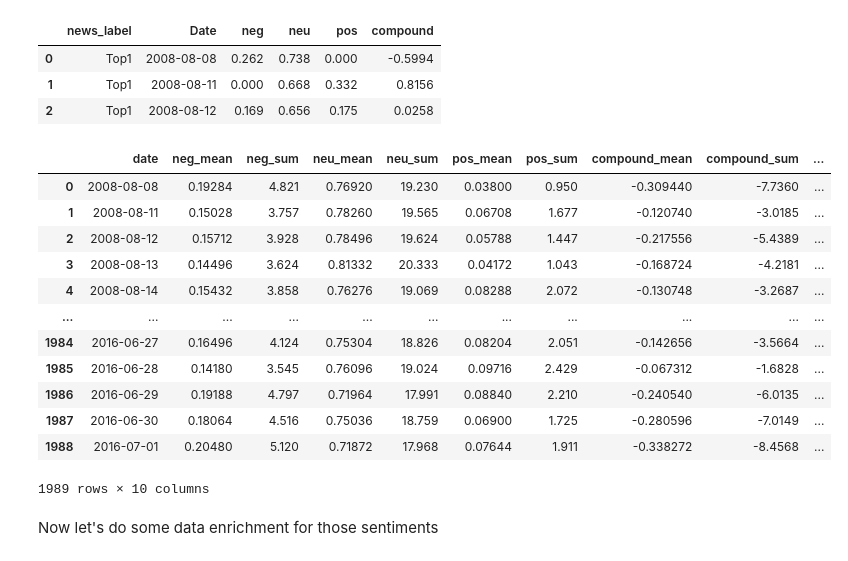
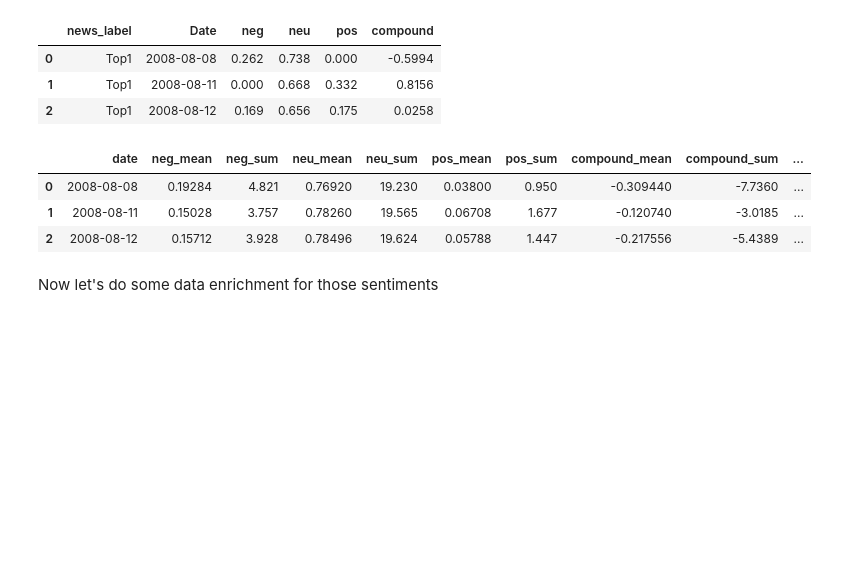
Before and after one commit to cristianexer/blog, a Jupyter notebook: _notebooks/2021-02-14-Stock-Market-Sentiments.ipynb, the cells around one changed output. Saved outputs shown, nothing was run; the diff lists cells and outputs as text; code cells hidden in the pictures; blank space fills up the shorter version.

```diff
--- a/_notebooks/2021-02-14-Stock-Market-Sentiments.ipynb
+++ b/_notebooks/2021-02-14-Stock-Market-Sentiments.ipynb
@@ -117,23 +115,14 @@ copy_df[:3]
 # %%
 clean_df = copy_df.groupby('Date',as_index=False).agg({x:['mean','sum'] for x in sentiments.columns}).copy()
 clean_df.columns = [ '_'.join(x) if x[1] != '' else x[0].lower() for x in clean_df.columns]
 clean_df = clean_df.merge(df[['Date','Label']],left_on='date',right_on='Date',how='left').drop(['Date'],axis=1)
 clean_df['date'] = pd.to_datetime(clean_df['date'] )
-clean_df
+clean_df[:3]
 # %% [output]
 |  | date | neg_mean | neg_sum | neu_mean | neu_sum | pos_mean | pos_sum | compound_mean | compound_sum | ... |
 | 0 | 2008-08-08 | 0.19284 | 4.821 | 0.76920 | 19.230 | 0.03800 | 0.950 | -0.309440 | -7.7360 | ... |
 | 1 | 2008-08-11 | 0.15028 | 3.757 | 0.78260 | 19.565 | 0.06708 | 1.677 | -0.120740 | -3.0185 | ... |
 | 2 | 2008-08-12 | 0.15712 | 3.928 | 0.78496 | 19.624 | 0.05788 | 1.447 | -0.217556 | -5.4389 | ... |
-| 3 | 2008-08-13 | 0.14496 | 3.624 | 0.81332 | 20.333 | 0.04172 | 1.043 | -0.168724 | -4.2181 | ... |
-| 4 | 2008-08-14 | 0.15432 | 3.858 | 0.76276 | 19.069 | 0.08288 | 2.072 | -0.130748 | -3.2687 | ... |
-| ... | ... | ... | ... | ... | ... | ... | ... | ... | ... | ... |
-| 1984 | 2016-06-27 | 0.16496 | 4.124 | 0.75304 | 18.826 | 0.08204 | 2.051 | -0.142656 | -3.5664 | ... |
-| 1985 | 2016-06-28 | 0.14180 | 3.545 | 0.76096 | 19.024 | 0.09716 | 2.429 | -0.067312 | -1.6828 | ... |
-| 1986 | 2016-06-29 | 0.19188 | 4.797 | 0.71964 | 17.991 | 0.08840 | 2.210 | -0.240540 | -6.0135 | ... |
-| 1987 | 2016-06-30 | 0.18064 | 4.516 | 0.75036 | 18.759 | 0.06900 | 1.725 | -0.280596 | -7.0149 | ... |
-| 1988 | 2016-07-01 | 0.20480 | 5.120 | 0.71872 | 17.968 | 0.07644 | 1.911 | -0.338272 | -8.4568 | ... |
-1989 rows × 10 columns
 # %% [markdown]
 Now let's do some data enrichment for those sentiments
 # %%
```
Also changed, not shown: parts of 6 cells of this notebook, 1 other file.
